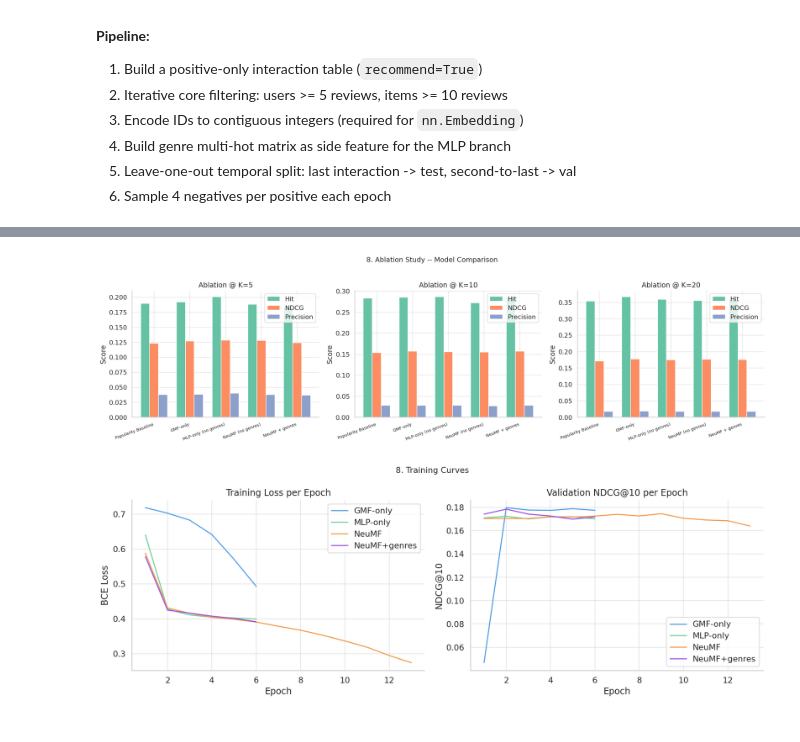
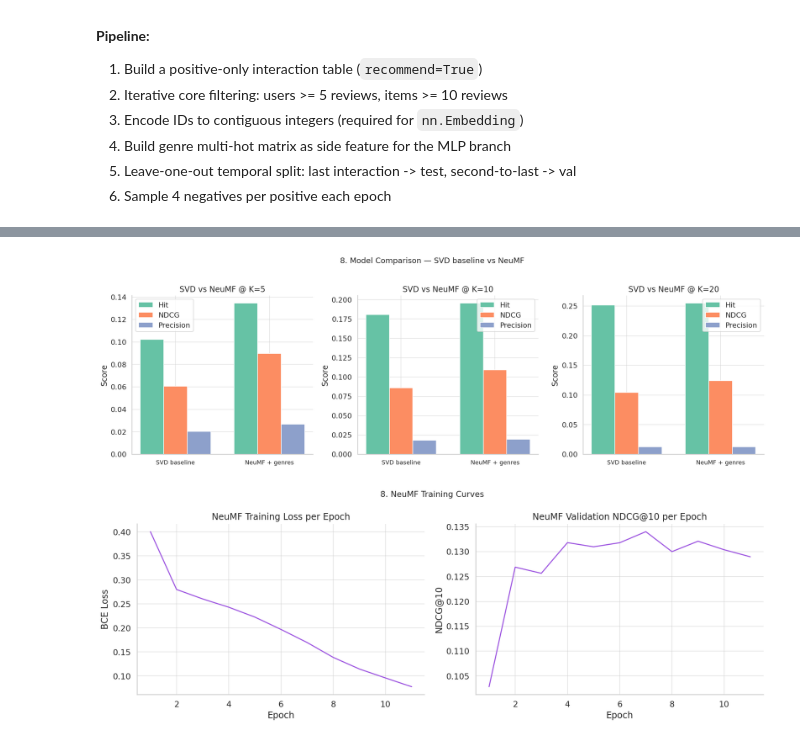
Before and after one commit to Patreax/ISA_movielens_recsys, a Jupyter notebook: notebooks/02_steam_recsys.ipynb, the cells around one changed output, grey strips where cells are left out. Saved outputs shown, nothing was run; the diff lists cells and outputs as text; code cells hidden in the pictures.

Commit message:
add SVD baseline for evaluation

```diff
--- a/notebooks/02_steam_recsys.ipynb
+++ b/notebooks/02_steam_recsys.ipynb
@@ -638,7 +644,7 @@ from project2.modeling.data_prep import (
 )
 
 df_inter, user_to_idx, item_to_idx, idx_to_item, genre_matrix, genre_names = \
-    build_interaction_table(df_rev, df_gm, min_user_reviews=5, min_item_reviews=10)
+    build_interaction_table(df_rev, df_gm, min_user_reviews=1, min_item_reviews=1)
 
 n_users  = len(user_to_idx)
 n_items  = len(item_to_idx)
@@ -870,23 +884,18 @@ Check where the single held-out positive item lands.
 - **NDCG@K** — rewards higher-ranked correct items (discounted at log2(rank+1))
 - **Precision@K** — fraction of top-K that is relevant (= Hit@K / K for leave-one-out)
 # %%
-# -- 8. Evaluation & Ablation Study -------------------------------------------
+# -- 8. Evaluation — SVD baseline vs NeuMF ------------------------------------
 K_VALUES = (5, 10, 20)
 
-def test_metrics(model, name):
-    m = evaluate_all_k(model, df_train, df_test, genre_matrix, n_items,
-                       DEVICE, k_values=K_VALUES)
-    return {"Model": name, **{k: round(v, 4) for k, v in m.items()}}
+neumf_metrics = evaluate_all_k(neumf_result["model"], df_train, df_test,
+                                genre_matrix, n_items, DEVICE, k_values=K_VALUES)
 
-ablation_rows = [
-    test_metrics(pop_model,              "Popularity Baseline"),
-    test_metrics(gmf_result["model"],    "GMF-only"),
-    test_metrics(mlp_result["model"],    "MLP-only (no genres)"),
-    test_metrics(neumf_result["model"],  "NeuMF (no genres)"),
-    test_metrics(neumf_g_result["model"],"NeuMF + genres"),
+comparison_rows = [
+    {"Model": "SVD baseline",   **{k: round(v, 4) for k, v in svd_metrics.items()}},
+    {"Model": "NeuMF + genres", **{k: round(v, 4) for k, v in neumf_metrics.items()}},
 ]
-ablation_df = pd.DataFrame(ablation_rows).set_index("Model")
-display(ablation_df)
+comparison_df = pd.DataFrame(comparison_rows).set_index("Model")
+display(comparison_df)
 # %% [output]
 |  | Hit@5 | NDCG@5 | Precision@5 | Hit@10 | NDCG@10 | Precision@10 | Hit@20 | NDCG@20 | Precision@20 |
 | Model |  |  |  |  |  |  |  |  |  |
@@ -898,53 +904,47 @@ display(ablation_df)
 # %%
-# 8b. Bar chart: all models x all metrics
-fig, axes = plt.subplots(1, 3, figsize=(18, 5))
+# 8b. Bar chart: SVD vs NeuMF across metrics
+fig, axes = plt.subplots(1, 3, figsize=(16, 5))
 colors = sns.color_palette("Set2", 3)
 
 for ax, k in zip(axes, K_VALUES):
     cols   = [f"Hit@{k}", f"NDCG@{k}", f"Precision@{k}"]
     labels = ["Hit", "NDCG", "Precision"]
-    models = ablation_df.index.tolist()
+    models = comparison_df.index.tolist()
     x      = range(len(models))
     w      = 0.25
     for j, (col, lbl) in enumerate(zip(cols, labels)):
-        ax.bar([xi + j*w for xi in x], ablation_df[col].values,
+        ax.bar([xi + j*w for xi in x], comparison_df[col].values,
                width=w, label=lbl, color=colors[j], edgecolor="white")
     ax.set_xticks([xi + w for xi in x])
-    ax.set_xticklabels(models, rotation=20, ha="right", fontsize=8)
-    ax.set_title(f"Ablation @ K={k}")
+    ax.set_xticklabels(models, rotation=0, ha="center", fontsize=10)
+    ax.set_title(f"SVD vs NeuMF @ K={k}")
     ax.set_ylabel("Score")
     ax.legend()
 
-plt.suptitle("8. Ablation Study -- Model Comparison", fontsize=13, y=1.02)
+plt.suptitle("8. Model Comparison — SVD baseline vs NeuMF", fontsize=13, y=1.02)
 plt.tight_layout()
 plt.show()
 # %% [output]
-[figure, old version]
+[figure, new version]
 # %%
-# 8c. Training curves
+# 8c. NeuMF training curves
+# SVD is not included here: Surprise's SGD does not expose a per-epoch
+# loss / validation-metric history that would line up with NeuMF's.
 fig, axes = plt.subplots(1, 2, figsize=(14, 5))
-palette = {"GMF-only": "#4C9BE8", "MLP-only": "#6FCF97",
-           "NeuMF": "#F2994A", "NeuMF+genres": "#9B51E0"}
 
-for result, label in [
-    (gmf_result,    "GMF-only"),
-    (mlp_result,    "MLP-only"),
-    (neumf_result,  "NeuMF"),
-    (neumf_g_result,"NeuMF+genres"),
-]:
-    h = pd.DataFrame(result["history"])
-    axes[0].plot(h["epoch"], h["loss"],       label=label, color=palette[label])
-    axes[1].plot(h["epoch"], h["NDCG@10"],    label=label, color=palette[label])
+h = pd.DataFrame(neumf_result["history"])
+axes[0].plot(h["epoch"], h["loss"],    color="#9B51E0")
+axes[1].plot(h["epoch"], h["NDCG@10"], color="#9B51E0")
 
-axes[0].set_title("Training Loss per Epoch")
-axes[0].set_xlabel("Epoch"); axes[0].set_ylabel("BCE Loss"); axes[0].legend()
-axes[1].set_title("Validation NDCG@10 per Epoch")
-axes[1].set_xlabel("Epoch"); axes[1].set_ylabel("NDCG@10"); axes[1].legend()
-plt.suptitle("8. Training Curves", fontsize=12)
+axes[0].set_title("NeuMF Training Loss per Epoch")
+axes[0].set_xlabel("Epoch"); axes[0].set_ylabel("BCE Loss")
+axes[1].set_title("NeuMF Validation NDCG@10 per Epoch")
+axes[1].set_xlabel("Epoch"); axes[1].set_ylabel("NDCG@10")
+plt.suptitle("8. NeuMF Training Curves", fontsize=12)
 plt.tight_layout()
 plt.show()
 # %% [output]
-[figure, old version]
+[figure, new version]
 # %%
 # 8d. Sample top-5 recommendations for 5 random users (NeuMF + genres)
 import numpy as np
```
Also changed, not shown: parts of 17 cells of this notebook.
